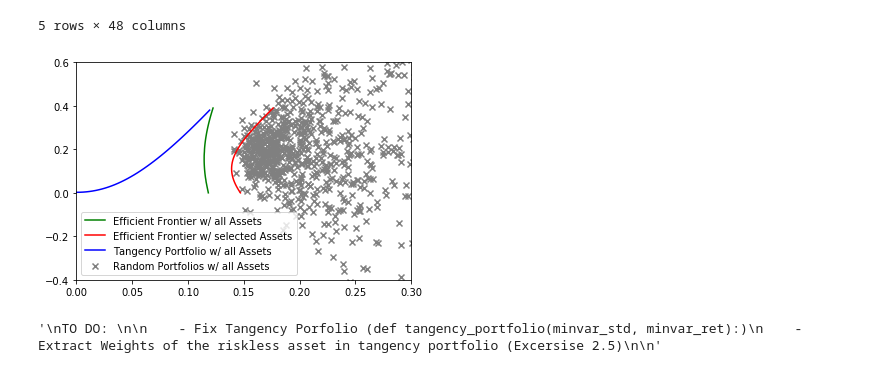
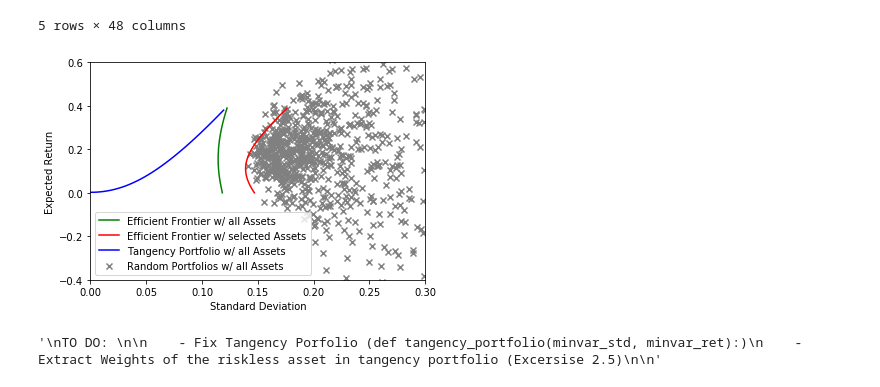
Before and after one commit to Luedman/Theory_of_Finance_Assignments, a Jupyter notebook: Assignment_1.ipynb, the cells around one changed output. Drawn from its saved outputs; the diff is of its cells as text; code cells hidden in the pictures.

```diff
--- a/Assignment_1.ipynb
+++ b/Assignment_1.ipynb
@@ -421,19 +427,22 @@ all_minvar_ret, all_minvar_std, all_minvar_wg, all_rp_ret, all_rp_std = calc_eff
 # %%
 all_tangecy_std, all_tangecy_ret = tangency_portfolio(all_minvar_std, all_minvar_ret)
 
 plt.scatter(all_rp_std, all_rp_ret, marker = 'x', color = 'grey',  label = 'Random Portfolios w/ all Assets' )
 plt.plot(all_minvar_std, all_minvar_ret, color = 'green', label = 'Efficient Frontier w/ all Assets')
 plt.plot(sel_minvar_std, sel_minvar_ret, color = 'red', label = 'Efficient Frontier w/ selected Assets')
 plt.plot(all_tangecy_std, all_tangecy_ret, color = 'blue', label = 'Tangency Portfolio w/ all Assets')
 plt.legend()
 
 axes = plt.gca()
 axes.set_xlim([0,0.3])
 axes.set_ylim([-0.4,0.6])
 
+plt.xlabel("Standard Deviation")
+plt.ylabel("Expected Return")
+
 plt.show()
 # %% [output]
-[figure, old version]
+[figure, new version]
 # %%
 """
 TO DO:
```
Also changed, not shown: parts of 3 cells of this notebook.
